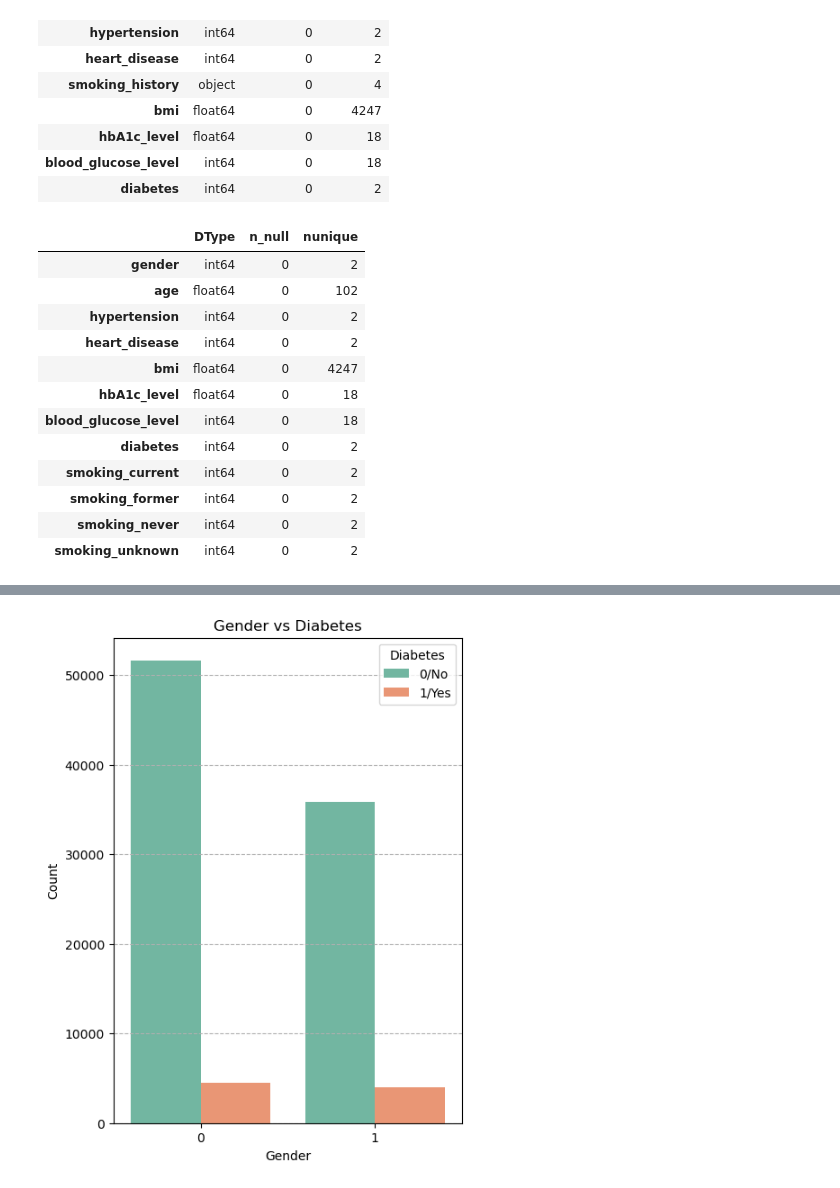
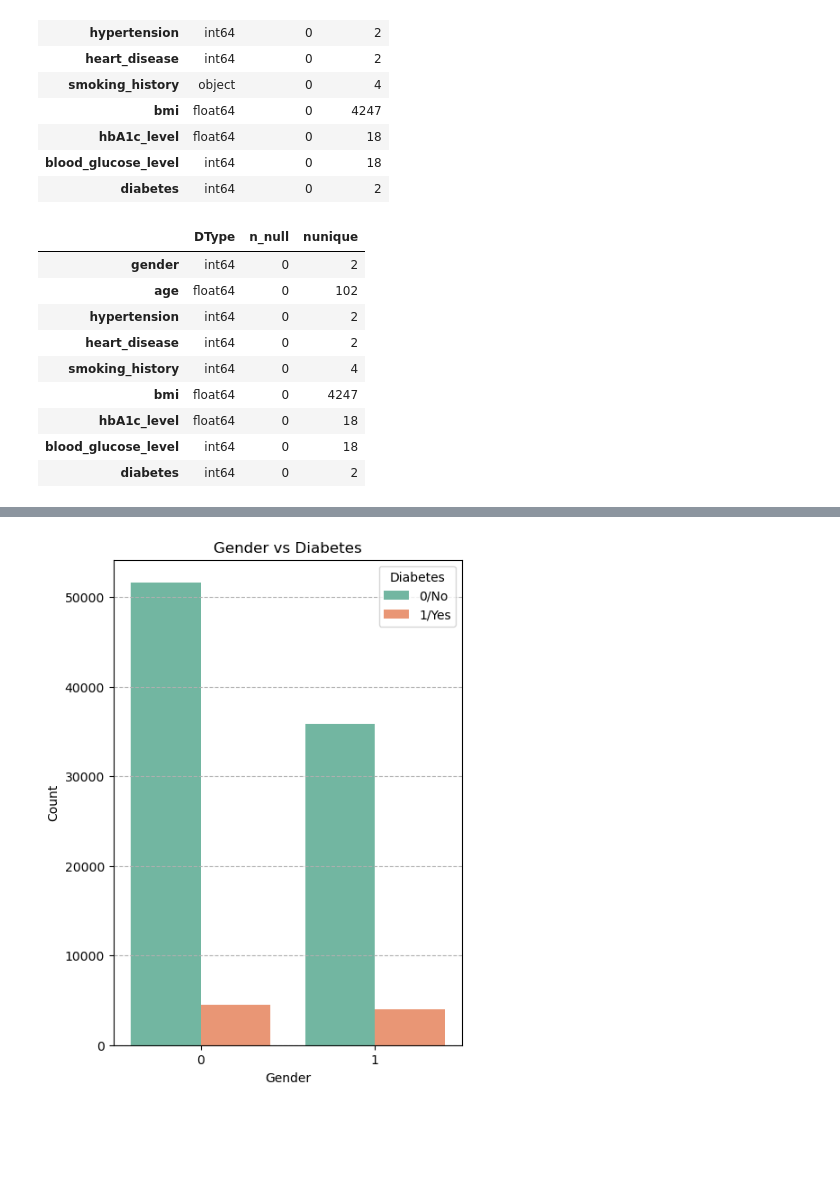
Before and after one commit to m-zuma/diabetes-detection, a Jupyter notebook: Diabetes_detection.ipynb, the cells around one changed output, grey strips where cells are left out. Saved outputs shown, nothing was run; the diff lists cells and outputs as text; code cells hidden in the pictures; blank space fills up the shorter version.

```diff
--- a/Diabetes_detection.ipynb
+++ b/Diabetes_detection.ipynb
@@ -94,24 +94,25 @@ pd.DataFrame({
 | blood_glucose_level | int64 | 0 | 18 |
 | diabetes | int64 | 0 | 2 |
 # %%
+from sklearn.preprocessing import LabelEncoder
+
+
 df1['gender'] = df1['gender'].map({'Female': 0, 'Male': 1})
 
-df1 = pd.get_dummies(df1, columns=['smoking_history'], prefix='smoking', dtype=int)
+le = LabelEncoder()
+df1['smoking_history'] = le.fit_transform(df1['smoking_history'])
 
 pd.DataFrame({"DType": df1.dtypes,
               "n_null": df1.isnull().sum(),
               "nunique": df1.nunique()})
 # %% [output]
 |  | DType | n_null | nunique |
 | gender | int64 | 0 | 2 |
 | age | float64 | 0 | 102 |
 | hypertension | int64 | 0 | 2 |
 | heart_disease | int64 | 0 | 2 |
+| smoking_history | int64 | 0 | 4 |
 | bmi | float64 | 0 | 4247 |
 | hbA1c_level | float64 | 0 | 18 |
 | blood_glucose_level | int64 | 0 | 18 |
 | diabetes | int64 | 0 | 2 |
-| smoking_current | int64 | 0 | 2 |
-| smoking_former | int64 | 0 | 2 |
-| smoking_never | int64 | 0 | 2 |
-| smoking_unknown | int64 | 0 | 2 |
```
Also changed, not shown: parts of 9 cells of this notebook, 1 other file.
